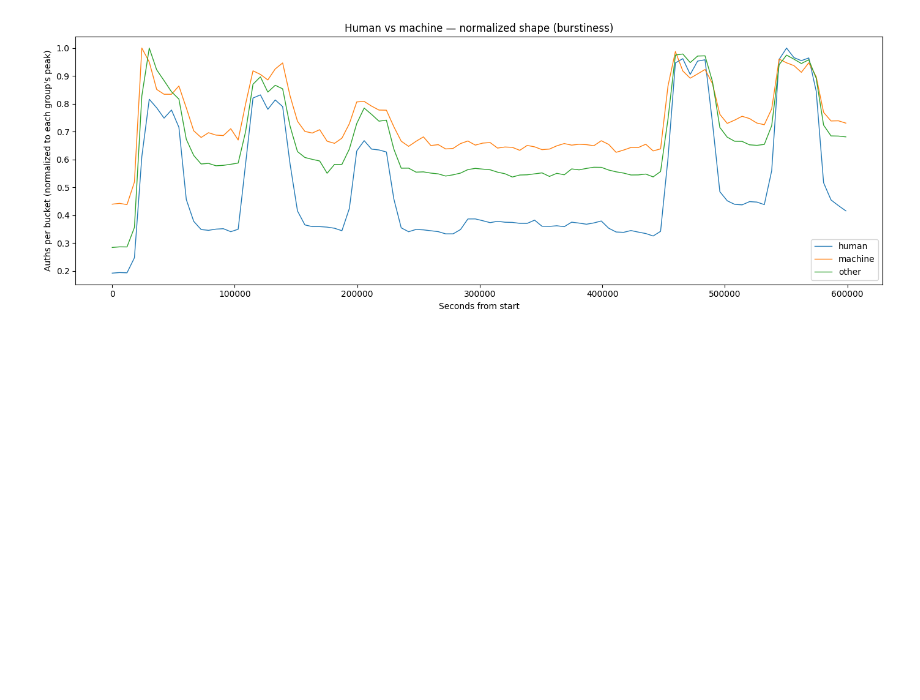
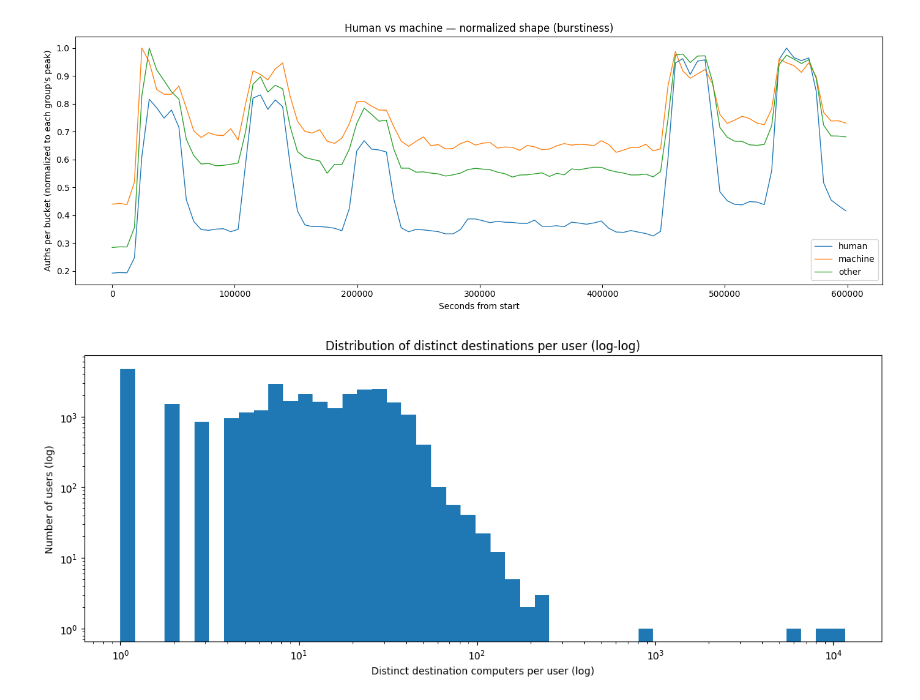
Before and after one commit to Tarun-Rajan99/MSc-Project, a Jupyter notebook: 03_working_notebooks/human_computer.ipynb, the cells around one changed output. Cells and saved outputs as stored; diff of their text form; code cells hidden in the pictures; blank space fills up the shorter version.

```diff
--- a/03_working_notebooks/human_computer.ipynb
+++ b/03_working_notebooks/human_computer.ipynb
@@ -223,3 +223,28 @@ plt.tight_layout()
 plt.show()
 # %% [output]
 [figure]
+# %%
+user_dest = (
+    df
+    .filter(pl.col("src_user").str.starts_with("U"))
+    .group_by("src_user")
+    .agg(n_distinct_dest=pl.col("dest_comp").n_unique())
+    .collect(streaming=True)
+)
+
+import numpy as np
+
+vals = user_dest["n_distinct_dest"].to_numpy()
+vals_pos = vals[vals > 0]   # log bins need positive values
+
+fig, ax = plt.subplots(figsize=(12, 5))
+ax.hist(vals_pos, bins=np.logspace(0, np.log10(vals_pos.max()), 50))
+ax.set_xscale("log")
+ax.set_yscale("log")
+ax.set_xlabel("Distinct destination computers per user (log)")
+ax.set_ylabel("Number of users (log)")
+ax.set_title("Distribution of distinct destinations per user (log-log)")
+plt.tight_layout()
+plt.show()
+# %% [output]
+[figure, added]
```
